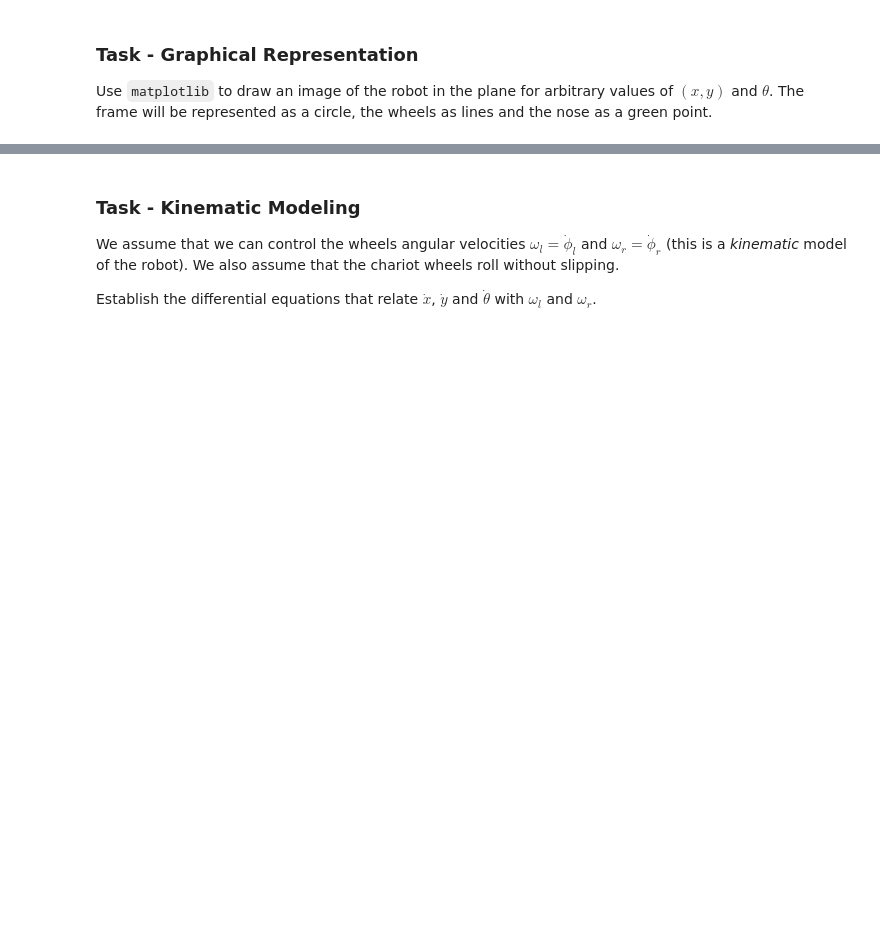
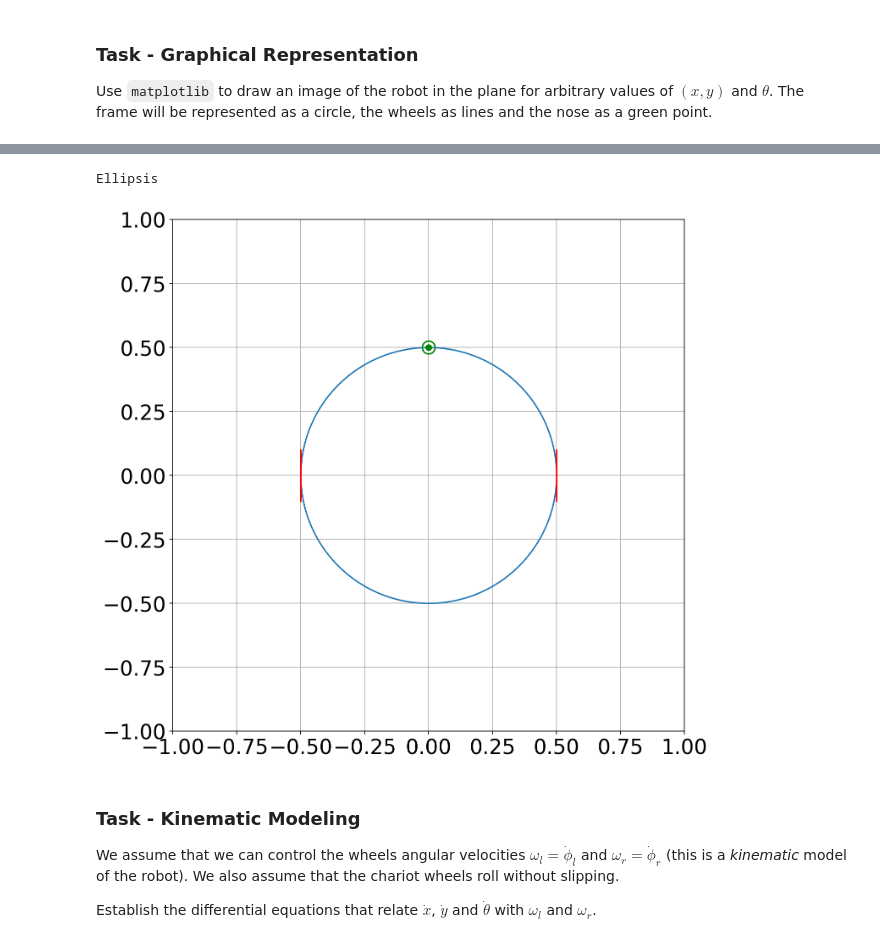
Before and after one commit to zechchair/Automatique-project, a Jupyter notebook: main.ipynb, the cells around one changed output, grey strips where cells are left out. Cells and saved outputs as stored; diff of their text form; code cells hidden in the pictures; blank space fills up the shorter version.

```diff
--- a/main.ipynb
+++ b/main.ipynb
@@ -43,3 +44,30 @@ grid(True)
+# %%
+plt.rcParams.update({'font.size': 22})
+figure(figsize=(10, 10), dpi=160)
+axes = gca()
+axes.axis([-1, 1, -1, 1])
+axes.set_aspect(1)
+grid(True)
+teta=linspace(0,2*pi,300)
+x=D/2*cos(teta)
+y=D/2*sin(teta)
+plot(x,y)
+x=linspace(-0.1,0.1,100)
+y=linspace(0.5,0.5,100)
+plot(y,x,color='r')
+y=linspace(-0.5,-0.5,100)
+plot(y,x,color='r')
+
+plot(0,0.5,"ro",color='g')
+
+teta=linspace(0,2*pi,500)
+x=0.05/2*cos(teta)
+y=0.05/2*sin(teta)+0.5
+plot(x,y,color='g')
+...
+# %% [output]
+Ellipsis
+[figure, added]
 # %% [markdown]
 ### Task - Kinematic Modeling
 
```
Also changed, not shown: parts of 4 cells of this notebook.
